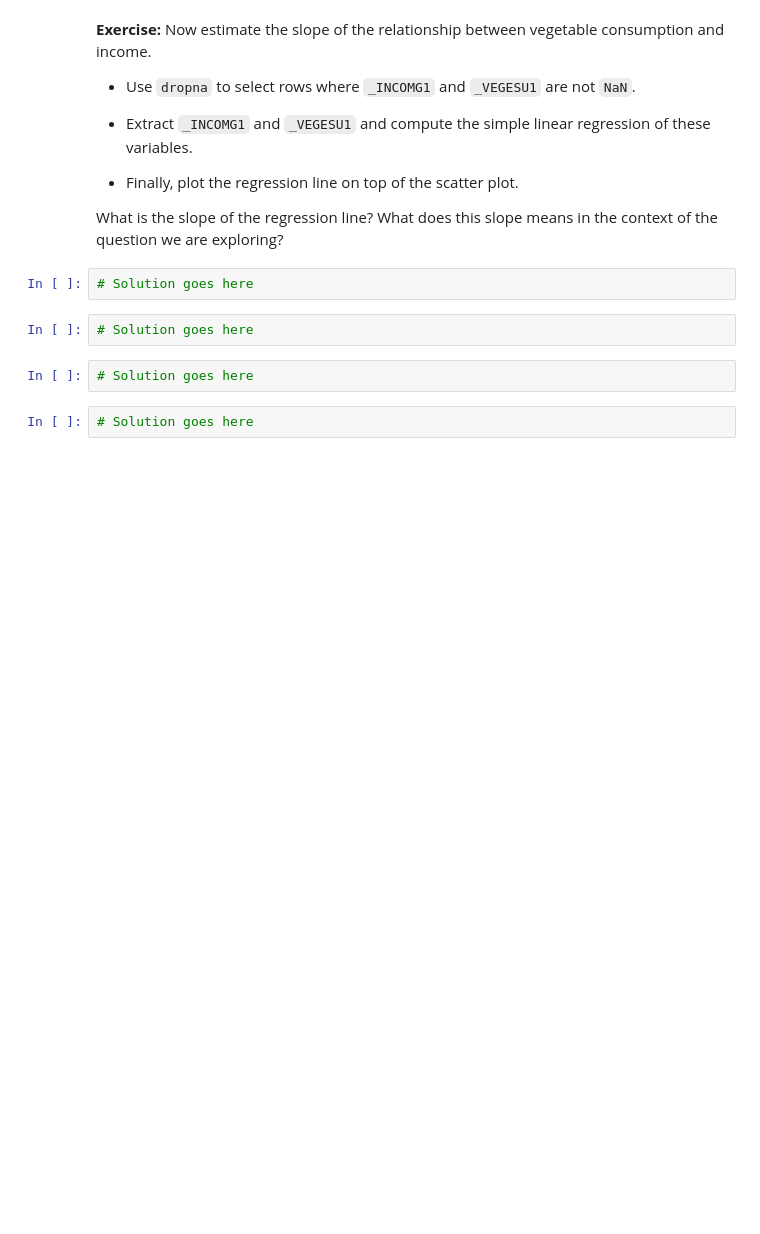
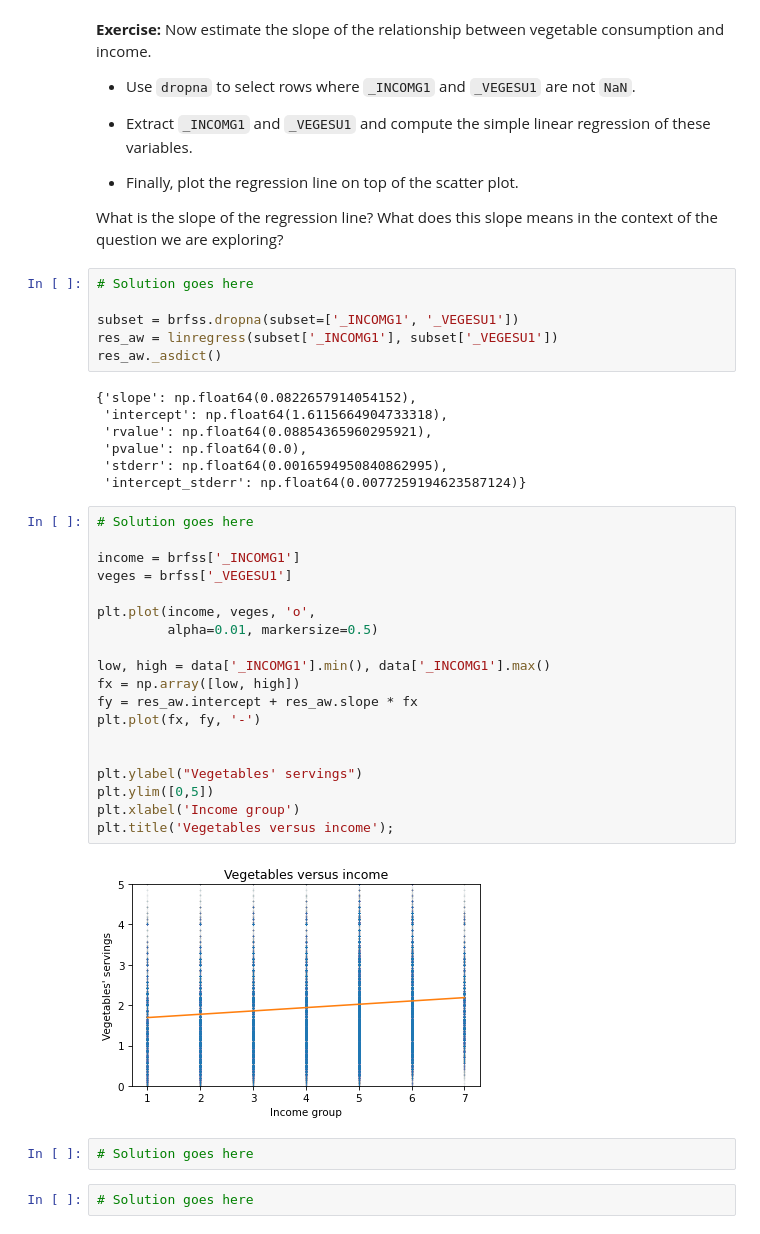
Before and after one commit to davidecaste/elem_data_analysis, a Jupyter notebook: 09_relationships.ipynb, the cells around one changed output. Drawn from its saved outputs; the diff is of its cells as text; blank space fills up the shorter version.

```diff
--- a/09_relationships.ipynb
+++ b/09_relationships.ipynb
@@ -845,10 +880,40 @@ You might want to use `ylim` to zoom in on the bottom half of the y-axis.
 - Finally, plot the regression line on top of the scatter plot.
 
 What is the slope of the regression line?  What does this slope means in the context of the question we are exploring?
-# %%
-# Solution goes here
-# %%
-# Solution goes here
+# %%
+# Solution goes here
+
+subset = brfss.dropna(subset=['_INCOMG1', '_VEGESU1'])
+res_aw = linregress(subset['_INCOMG1'], subset['_VEGESU1'])
+res_aw._asdict()
+# %% [output]
+{'slope': np.float64(0.0822657914054152),
+ 'intercept': np.float64(1.6115664904733318),
+ 'rvalue': np.float64(0.08854365960295921),
+ 'pvalue': np.float64(0.0),
+ 'stderr': np.float64(0.0016594950840862995),
+ 'intercept_stderr': np.float64(0.0077259194623587124)}
+# %%
+# Solution goes here
+
+income = brfss['_INCOMG1']
+veges = brfss['_VEGESU1']
+
+plt.plot(income, veges, 'o',
+         alpha=0.01, markersize=0.5)
+
+low, high = data['_INCOMG1'].min(), data['_INCOMG1'].max()
+fx = np.array([low, high])
+fy = res_aw.intercept + res_aw.slope * fx
+plt.plot(fx, fy, '-')
+
+
+plt.ylabel("Vegetables' servings")
+plt.ylim([0,5])
+plt.xlabel('Income group')
+plt.title('Vegetables versus income');
+# %% [output]
+[figure, added]
 # %%
 # Solution goes here
 # %%
```
Also changed, not shown: parts of 14 cells of this notebook.
